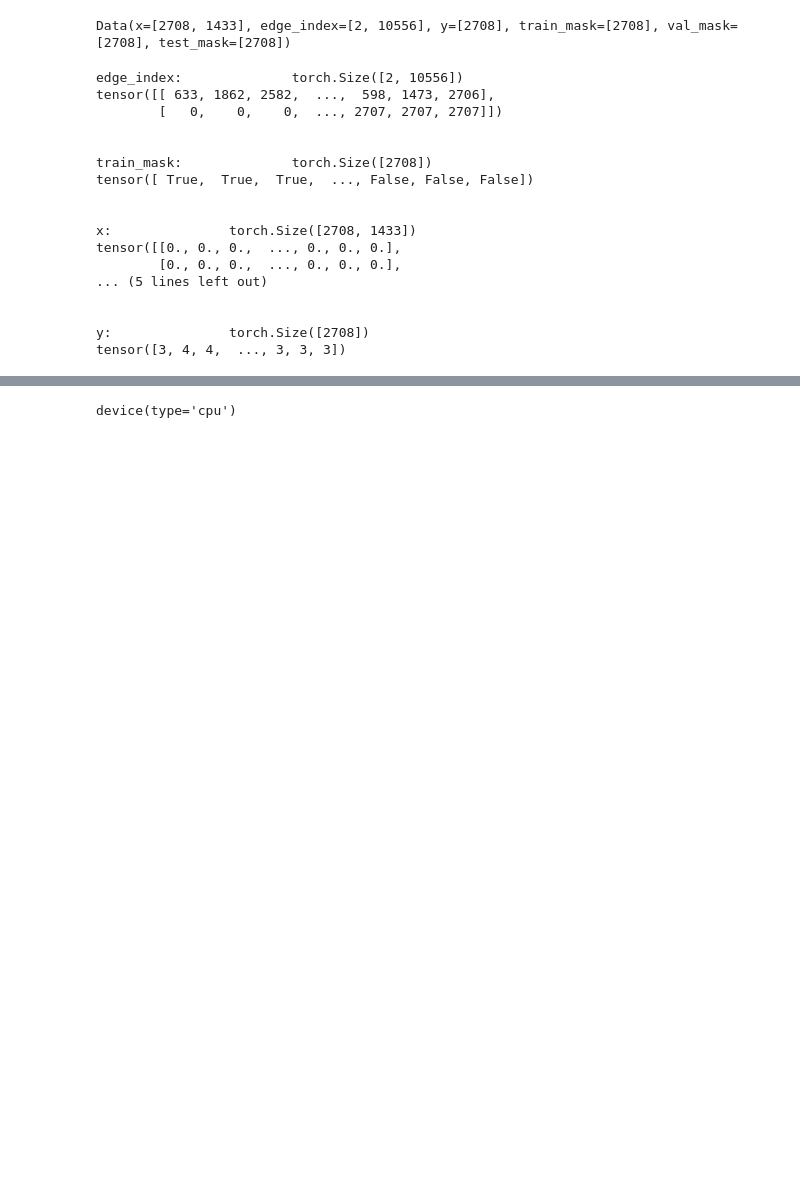
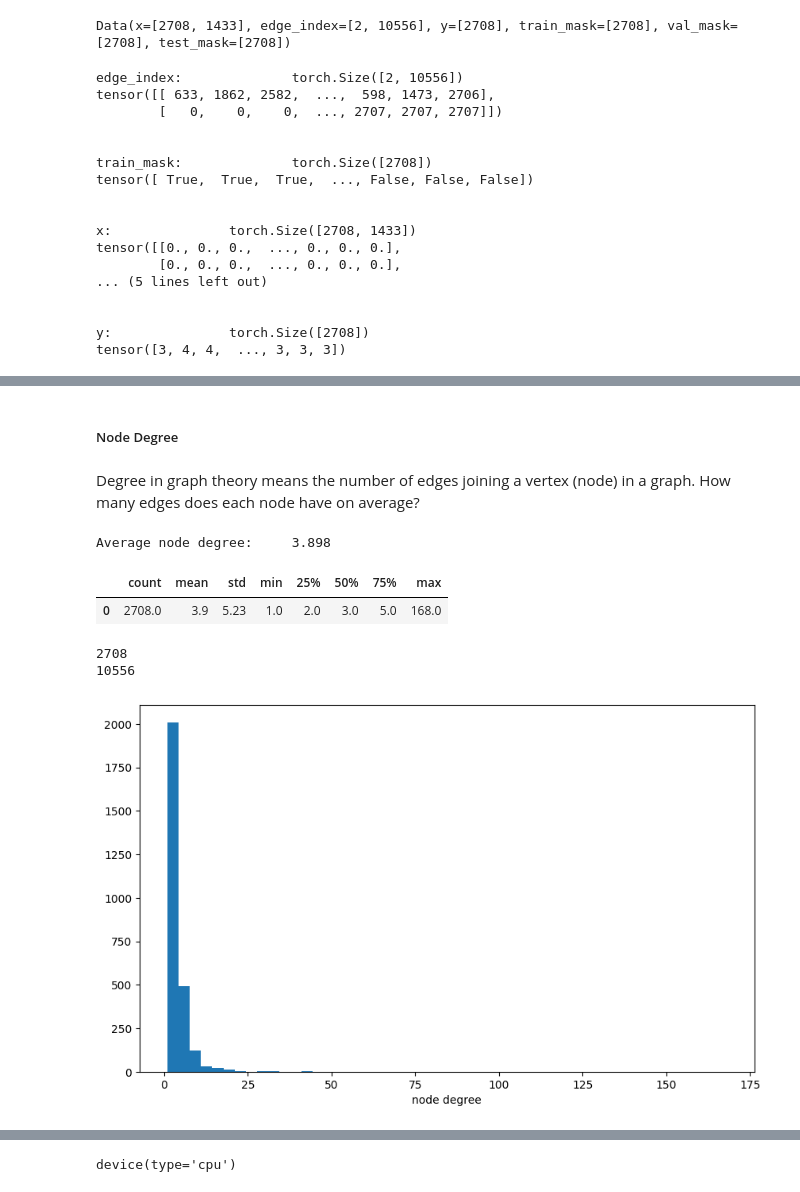
Before and after one commit to sora-ryu/PytorchGeometricTutorial, a Jupyter notebook: Tutorial1/Tutorial1.ipynb, the cells around one changed output, grey strips where cells are left out. Saved outputs shown, nothing was run; the diff lists cells and outputs as text; code cells hidden in the pictures; blank space fills up the shorter version.

```diff
--- a/Tutorial1/Tutorial1.ipynb
+++ b/Tutorial1/Tutorial1.ipynb
@@ -99,0 +128,27 @@ tensor([3, 4, 4,  ..., 3, 3, 3])
+# %% [markdown]
+##### Node Degree
+# %% [markdown]
+Degree in graph theory means the number of edges joining a vertex (node) in a graph. How many edges does each node have on average?
+# %%
+print("Average node degree:\t", round(dataset[0].num_edges / dataset[0].num_nodes, 3))
+# %% [output]
+Average node degree:     3.898
+# %%
+G = to_networkx(dataset[0], to_undirected=True)
+degrees = [val for (node, val) in G.degree()]
+
+display(pd.DataFrame(pd.Series(degrees).describe()).transpose().round(2))
+
+print(len(degrees))
+print(sum(degrees))  # Should be equal to 2 * number of edges
+
+plt.figure(figsize=(10, 6))
+plt.hist(degrees, bins=50)
+plt.xlabel("node degree")
+plt.show()
+# %% [output]
+|  | count | mean | std | min | 25% | 50% | 75% | max |
+| 0 | 2708.0 | 3.9 | 5.23 | 1.0 | 2.0 | 3.0 | 5.0 | 168.0 |
+2708
+10556
+[figure, added]
```
Also changed, not shown: parts of 10 cells of this notebook.
